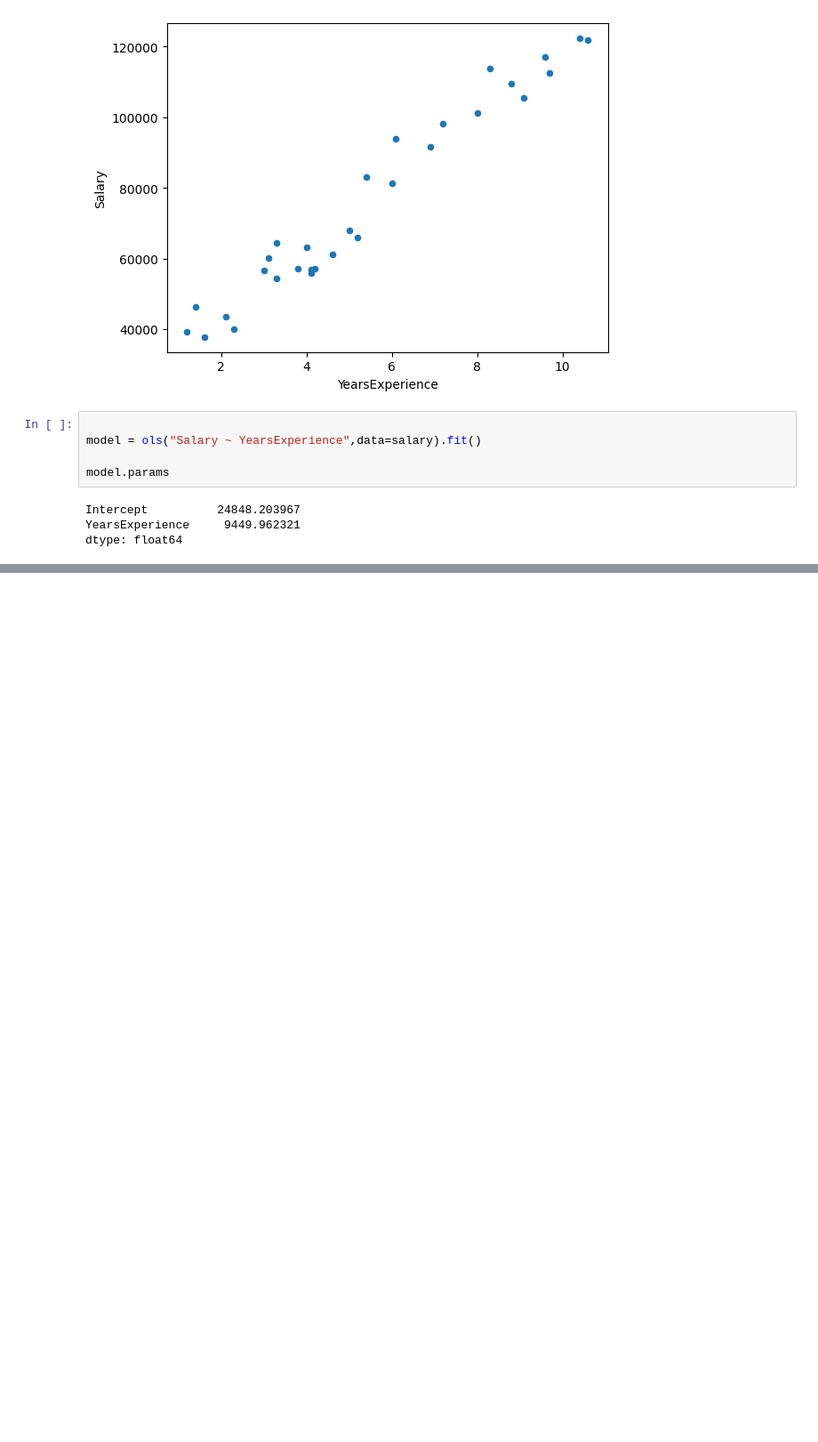
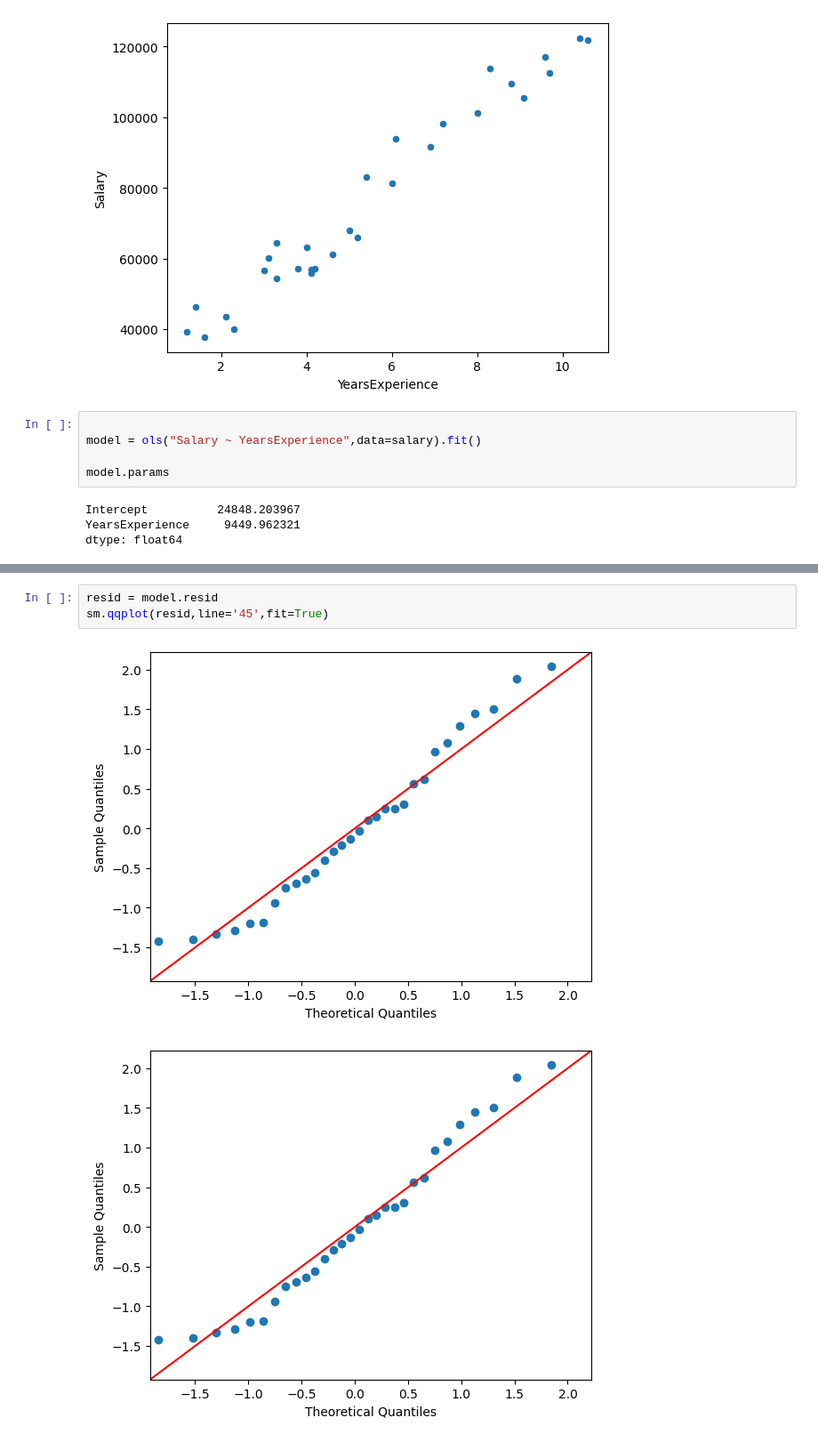
Before and after one commit to gabriel-victor933/project-applications-linear-regression, a Jupyter notebook: main.ipynb, the cells around one changed output, grey strips where cells are left out. Shown at 89% size. Saved outputs shown, nothing was run; the diff lists cells and outputs as text; blank space fills up the shorter version.

```diff
--- a/main.ipynb
+++ b/main.ipynb
@@ -55,0 +65,6 @@ fig.show()
+# %%
+resid = model.resid
+sm.qqplot(resid,line='45',fit=True)
+# %% [output]
+[figure, added]
+[figure, added]
```
Also changed, not shown: parts of 22 cells of this notebook.
